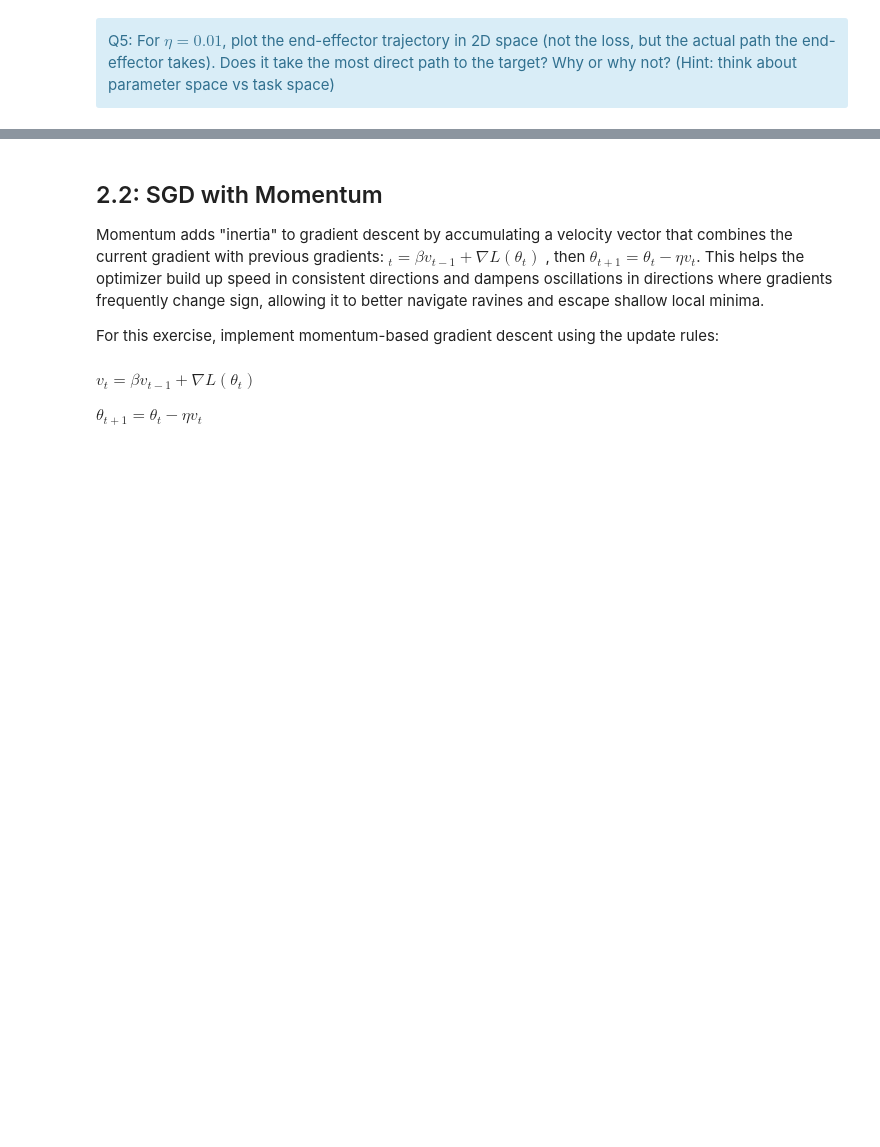
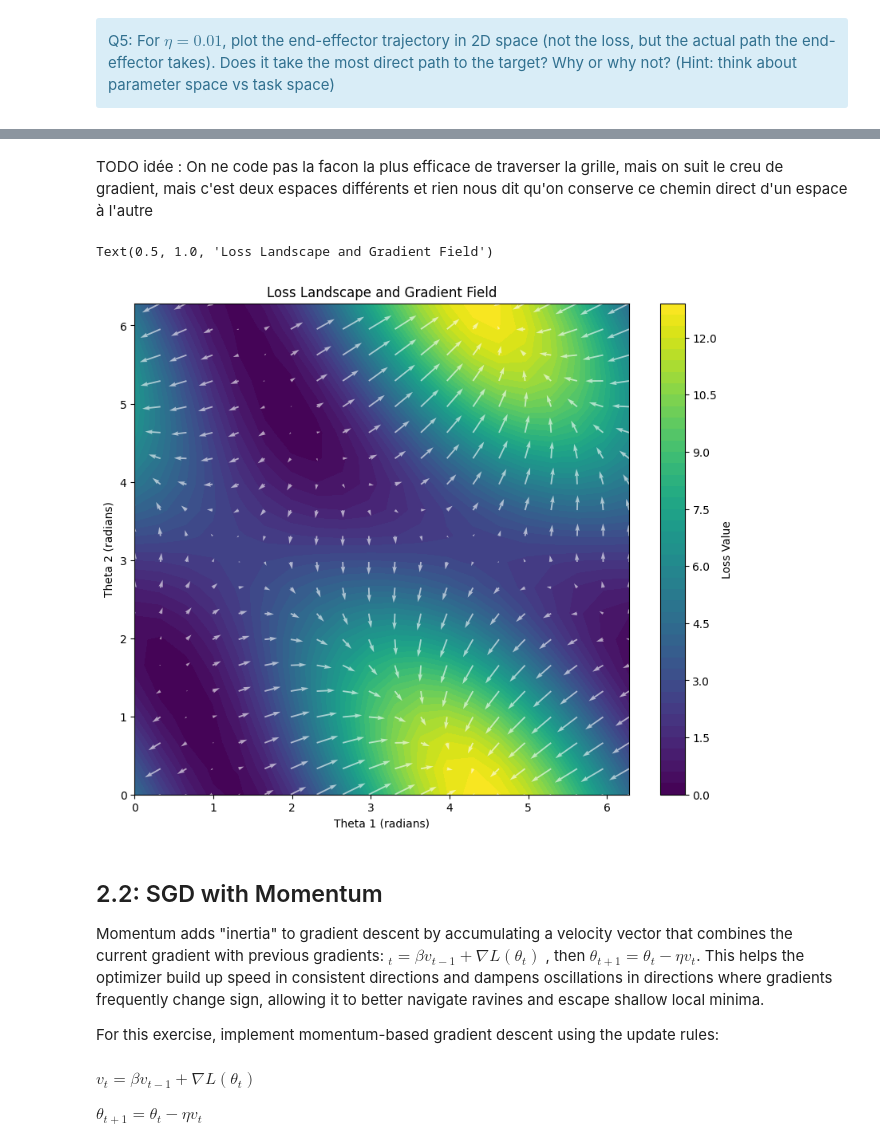
Before and after one commit to alextonon/BE_working_repo, a Jupyter notebook: FSD310_Stochastic/control_BE.ipynb, the cells around one changed output, grey strips where cells are left out. Drawn from its saved outputs; the diff is of its cells as text; code cells hidden in the pictures; blank space fills up the shorter version.

```diff
--- a/FSD310_Stochastic/control_BE.ipynb
+++ b/FSD310_Stochastic/control_BE.ipynb
@@ -344,3 +475,28 @@ Q5: For $η = 0.01$, plot the end-effector trajectory in 2D space (not the loss,
+# %% [markdown]
+TODO idée :
+On ne code pas la facon la plus efficace de traverser la grille, mais on suit le creu de gradient, mais c'est deux espaces différents et rien nous dit qu'on conserve ce chemin direct d'un espace à l'autre
+# %%
+# Plot Gradient in angles space (CHATGPT helped a bit for this one)
+X, Y = jnp.meshgrid(jnp.linspace(0, 2 * jnp.pi, 20), jnp.linspace(0, 2 * jnp.pi, 20))
+Z = jnp.zeros_like(X)
+for i in range(X.shape[0]):
+    for j in range(X.shape[1]):
+        theta = jnp.array([X[i, j], Y[i, j]])
+        grad_val = grad_loss_target(theta, LENGTHS, target)
+        U = U.at[i, j].set(grad_val[0])
+        V = V.at[i, j].set(grad_val[1])
+        Z = Z.at[i, j].set(loss_target_reaching(theta, LENGTHS, target))
+
+plt.figure(figsize=(10, 8))
+plt.contourf(X, Y, Z, levels=50, cmap='viridis')
+plt.colorbar(label='Loss Value')
+plt.quiver(X, Y, U, V, color='white', alpha=0.6)
+plt.xlabel('Theta 1 (radians)')
+plt.ylabel('Theta 2 (radians)')
+plt.title('Loss Landscape and Gradient Field')
+# %% [output]
+Text(0.5, 1.0, 'Loss Landscape and Gradient Field')
+[figure, added]
 # %% [markdown]
 ## 2.2: SGD with Momentum
 
```
Also changed, not shown: parts of 20 cells of this notebook.
